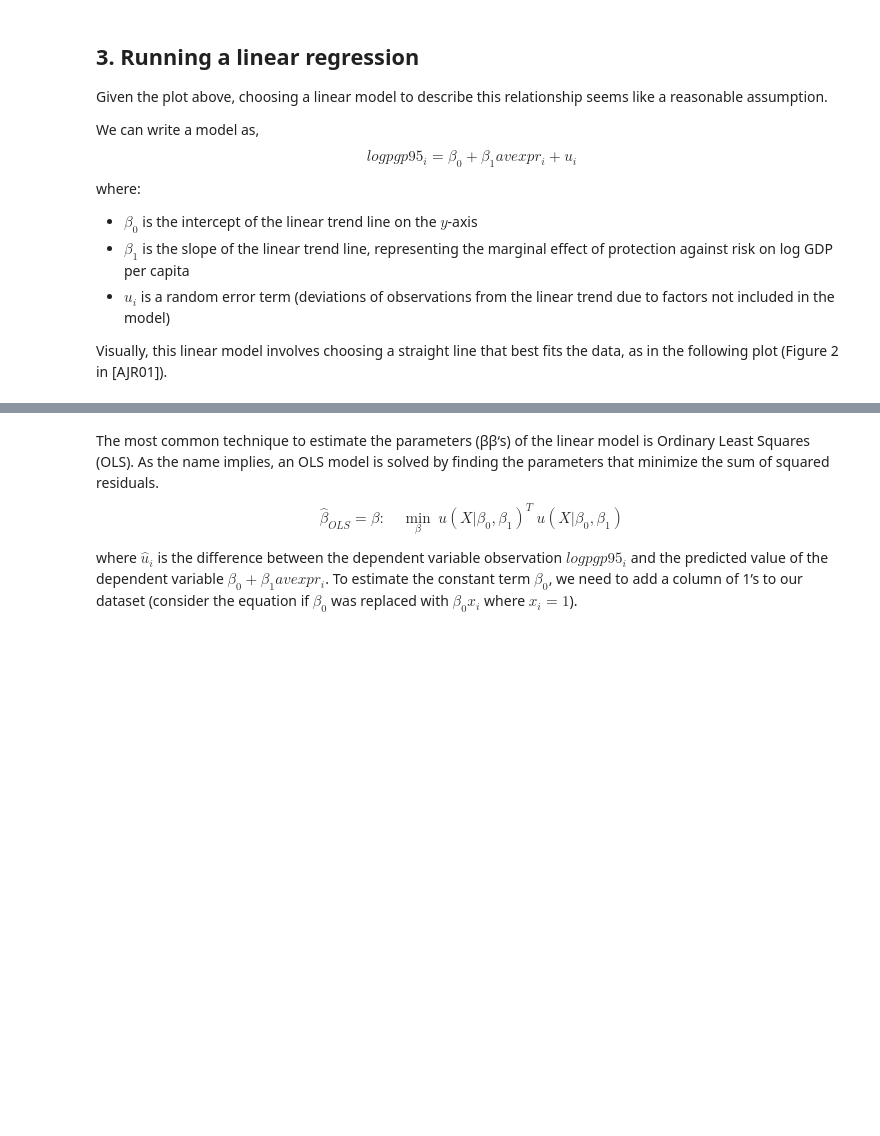
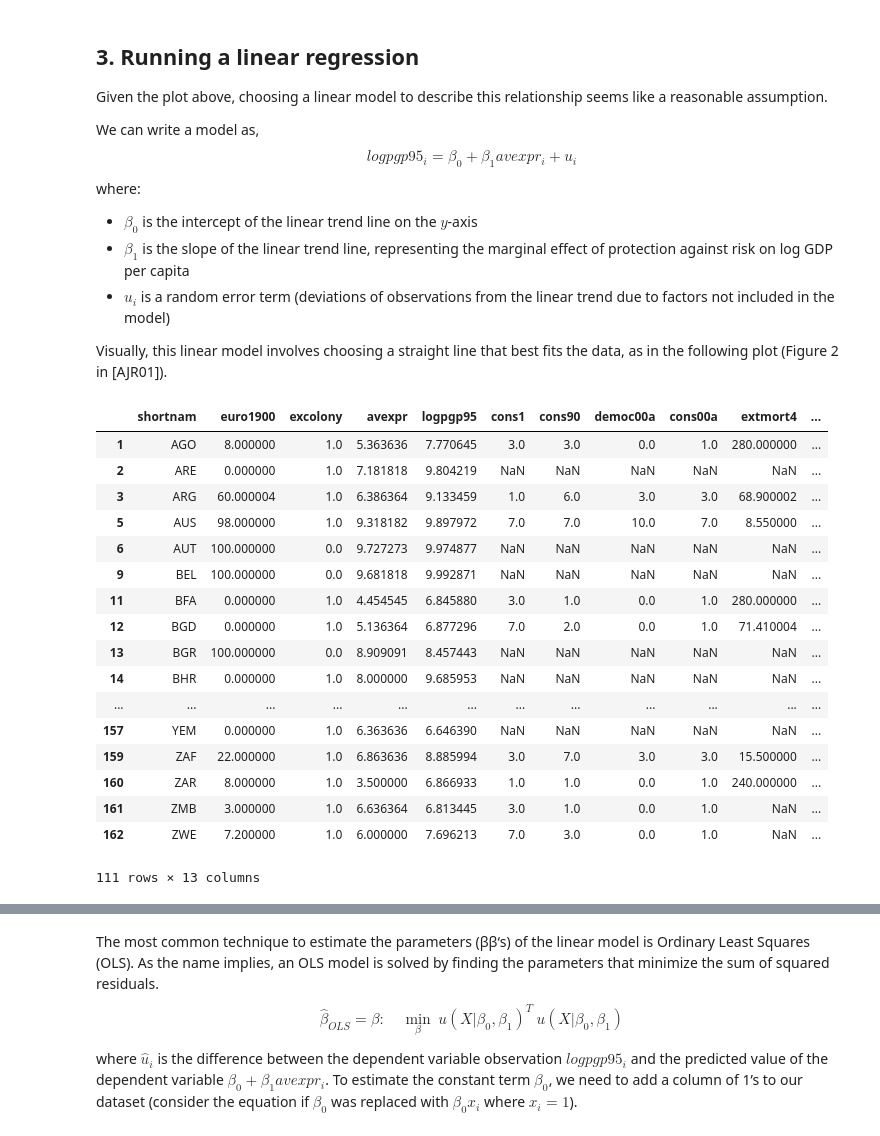
Before and after one commit to UC-MACSS/persp-model_W18, a Jupyter notebook: Notebooks/LinRegress/LinRegress.ipynb, the cells around one changed output, grey strips where cells are left out. Cells and saved outputs as stored; diff of their text form; code cells hidden in the pictures; blank space fills up the shorter version.

```diff
--- a/Notebooks/LinRegress/LinRegress.ipynb
+++ b/Notebooks/LinRegress/LinRegress.ipynb
@@ -46,3 +61,27 @@ where:
 * $u_i$ is a random error term (deviations of observations from the linear trend due to factors not included in the model)
 
 Visually, this linear model involves choosing a straight line that best fits the data, as in the following plot (Figure 2 in [AJR01]).
+# %%
+import numpy as np
+df1.dropna?
+df1_subset = df1.dropna(subset=['logpgp95', 'avexpr'])
+df1_subset
+# %% [output]
+|  | shortnam | euro1900 | excolony | avexpr | logpgp95 | cons1 | cons90 | democ00a | cons00a | extmort4 | ... |
+| 1 | AGO | 8.000000 | 1.0 | 5.363636 | 7.770645 | 3.0 | 3.0 | 0.0 | 1.0 | 280.000000 | ... |
+| 2 | ARE | 0.000000 | 1.0 | 7.181818 | 9.804219 | NaN | NaN | NaN | NaN | NaN | ... |
+| 3 | ARG | 60.000004 | 1.0 | 6.386364 | 9.133459 | 1.0 | 6.0 | 3.0 | 3.0 | 68.900002 | ... |
+| 5 | AUS | 98.000000 | 1.0 | 9.318182 | 9.897972 | 7.0 | 7.0 | 10.0 | 7.0 | 8.550000 | ... |
+| 6 | AUT | 100.000000 | 0.0 | 9.727273 | 9.974877 | NaN | NaN | NaN | NaN | NaN | ... |
+| 9 | BEL | 100.000000 | 0.0 | 9.681818 | 9.992871 | NaN | NaN | NaN | NaN | NaN | ... |
+| 11 | BFA | 0.000000 | 1.0 | 4.454545 | 6.845880 | 3.0 | 1.0 | 0.0 | 1.0 | 280.000000 | ... |
+| 12 | BGD | 0.000000 | 1.0 | 5.136364 | 6.877296 | 7.0 | 2.0 | 0.0 | 1.0 | 71.410004 | ... |
+| 13 | BGR | 100.000000 | 0.0 | 8.909091 | 8.457443 | NaN | NaN | NaN | NaN | NaN | ... |
+| 14 | BHR | 0.000000 | 1.0 | 8.000000 | 9.685953 | NaN | NaN | NaN | NaN | NaN | ... |
+| ... | ... | ... | ... | ... | ... | ... | ... | ... | ... | ... | ... |
+| 157 | YEM | 0.000000 | 1.0 | 6.363636 | 6.646390 | NaN | NaN | NaN | NaN | NaN | ... |
+| 159 | ZAF | 22.000000 | 1.0 | 6.863636 | 8.885994 | 3.0 | 7.0 | 3.0 | 3.0 | 15.500000 | ... |
+| 160 | ZAR | 8.000000 | 1.0 | 3.500000 | 6.866933 | 1.0 | 1.0 | 0.0 | 1.0 | 240.000000 | ... |
+| 161 | ZMB | 3.000000 | 1.0 | 6.636364 | 6.813445 | 3.0 | 1.0 | 0.0 | 1.0 | NaN | ... |
+| 162 | ZWE | 7.200000 | 1.0 | 6.000000 | 7.696213 | 7.0 | 3.0 | 0.0 | 1.0 | NaN | ... |
+111 rows × 13 columns
```
Also changed, not shown: parts of 11 cells of this notebook.
